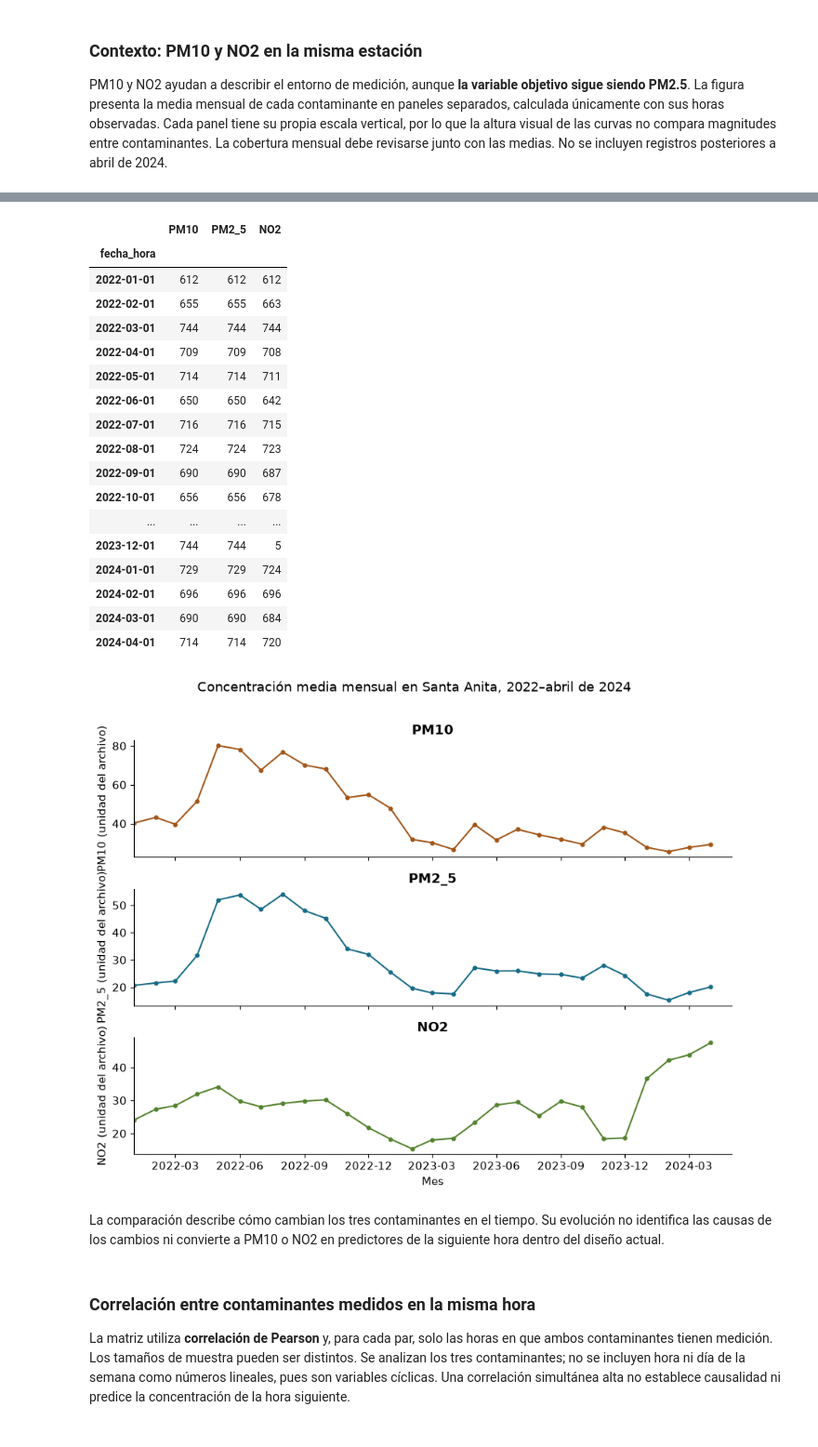
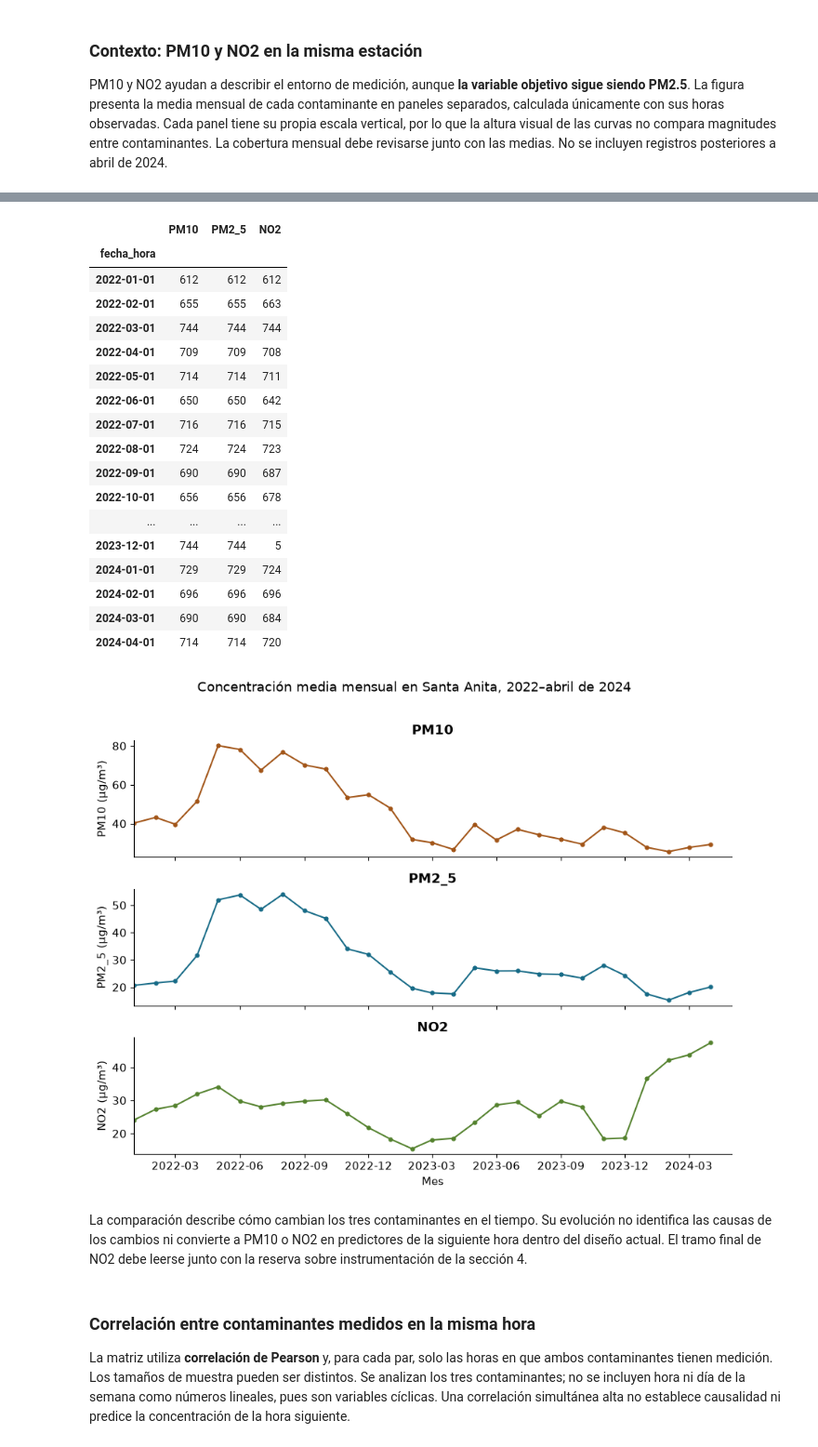
Before and after one commit to AIexander-lx/prediccion-pm25-santa-anita-, a Jupyter notebook: notebooks/01_eda.ipynb, the cells around one changed output, grey strips where cells are left out. Shown at 93% size. Cells and saved outputs as stored; diff of their text form; code cells hidden in the pictures.

```diff
--- a/notebooks/01_eda.ipynb
+++ b/notebooks/01_eda.ipynb
@@ -512,7 +900,7 @@ colores = {'PM10':'#A25518', 'PM2_5':COLOR, 'NO2':'#54822E'}
 for ax, variable in zip(axes, cols_cont):
     ax.plot(promedios.index, promedios[variable], marker='o', markersize=3.5,
             linewidth=1.5, color=colores[variable])
-    ax.set(ylabel=f'{variable} (unidad del archivo)', title=variable)
+    ax.set(ylabel=f'{variable} (µg/m³)', title=variable)
 axes[-1].xaxis.set_major_locator(mdates.MonthLocator(interval=3))
 axes[-1].xaxis.set_major_formatter(mdates.DateFormatter('%Y-%m'))
 axes[-1].set_xlabel('Mes')
@@ -522,7 +910,8 @@ guardar(fig, '09_promedios_mensuales_contaminantes')
 
 display(Markdown('La comparación describe cómo cambian los tres contaminantes en el tiempo. '
                  'Su evolución no identifica las causas de los cambios ni convierte a PM10 o NO2 '
-                 'en predictores de la siguiente hora dentro del diseño actual.'))
+                 'en predictores de la siguiente hora dentro del diseño actual. '
+                 'El tramo final de NO2 debe leerse junto con la reserva sobre instrumentación de la sección 4.'))
 # %% [output]
 |  | PM10 | PM2_5 | NO2 |
 | fecha_hora |  |  |  |
@@ -533,35 +922,35 @@ display(Markdown('La comparación describe cómo cambian los tres contaminantes
 | 2022-05-01 | 80.154 | 51.965 | 34.105 |
 | 2022-06-01 | 78.215 | 53.741 | 29.780 |
 | 2022-07-01 | 67.575 | 48.500 | 28.055 |
 | 2022-08-01 | 76.877 | 54.020 | 29.099 |
 | 2022-09-01 | 70.221 | 48.028 | 29.781 |
 | 2022-10-01 | 68.107 | 45.194 | 30.166 |
 | ... | ... | ... | ... |
 | 2023-12-01 | 35.193 | 24.271 | 18.620 |
 | 2024-01-01 | 27.760 | 17.519 | 36.567 |
 | 2024-02-01 | 25.537 | 15.219 | 42.121 |
 | 2024-03-01 | 27.681 | 18.029 | 43.776 |
 | 2024-04-01 | 29.261 | 20.061 | 47.429 |
 |  | PM10 | PM2_5 | NO2 |
 | fecha_hora |  |  |  |
 | 2022-01-01 | 612 | 612 | 612 |
 | 2022-02-01 | 655 | 655 | 663 |
 | 2022-03-01 | 744 | 744 | 744 |
 | 2022-04-01 | 709 | 709 | 708 |
 | 2022-05-01 | 714 | 714 | 711 |
 | 2022-06-01 | 650 | 650 | 642 |
 | 2022-07-01 | 716 | 716 | 715 |
 | 2022-08-01 | 724 | 724 | 723 |
 | 2022-09-01 | 690 | 690 | 687 |
 | 2022-10-01 | 656 | 656 | 678 |
 | ... | ... | ... | ... |
 | 2023-12-01 | 744 | 744 | 5 |
 | 2024-01-01 | 729 | 729 | 724 |
 | 2024-02-01 | 696 | 696 | 696 |
 | 2024-03-01 | 690 | 690 | 684 |
 | 2024-04-01 | 714 | 714 | 720 |
-[figure, old version]
+[figure, new version]
-La comparación describe cómo cambian los tres contaminantes en el tiempo. Su evolución no identifica las causas de los cambios ni convierte a PM10 o NO2 en predictores de la siguiente hora dentro del diseño actual.
+La comparación describe cómo cambian los tres contaminantes en el tiempo. Su evolución no identifica las causas de los cambios ni convierte a PM10 o NO2 en predictores de la siguiente hora dentro del diseño actual. El tramo final de NO2 debe leerse junto con la reserva sobre instrumentación de la sección 4.
 # %% [markdown]
 ### Correlación entre contaminantes medidos en la misma hora
 
```
Also changed, not shown: parts of 32 cells of this notebook, 46 other files.
